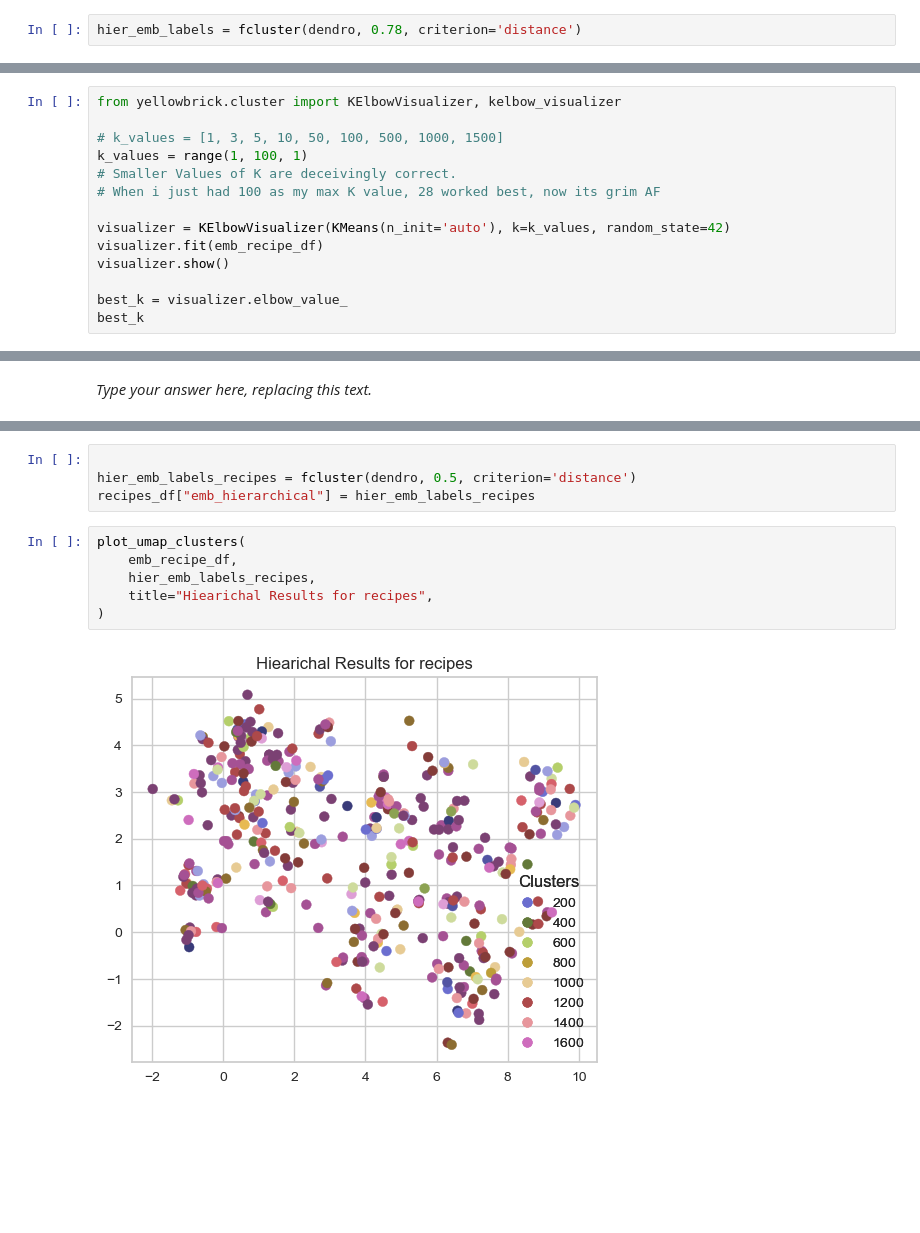
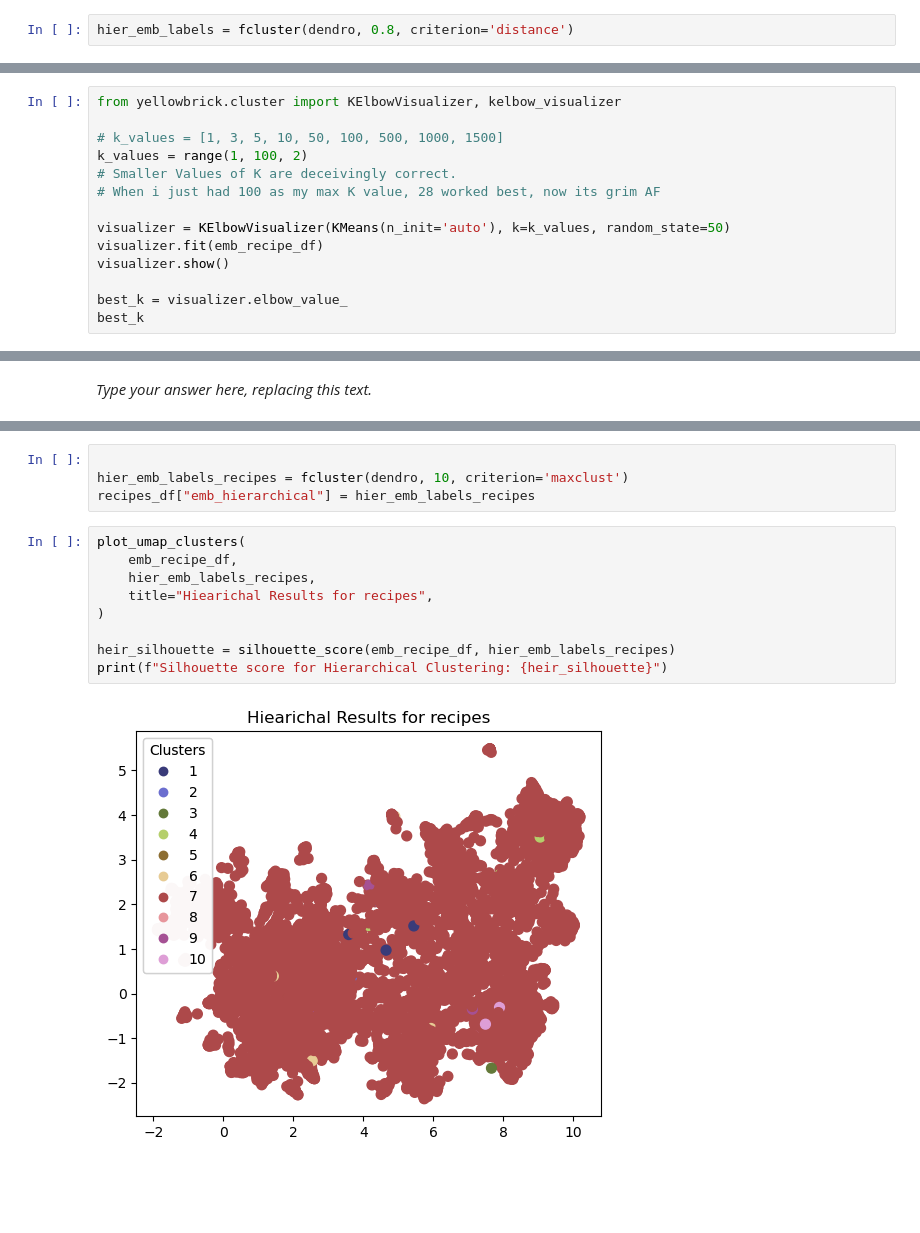
Before and after one commit to Hanson-Sun/cpsc330-hw6, a Jupyter notebook: hw6.ipynb, the cells around one changed output, grey strips where cells are left out. Drawn from its saved outputs; the diff is of its cells as text; blank space fills up the shorter version.

```diff
--- a/hw6.ipynb
+++ b/hw6.ipynb
@@ -444,5 +444,5 @@ plt.show()
 # %%
-hier_emb_labels = fcluster(dendro, 0.78, criterion='distance')
+hier_emb_labels = fcluster(dendro, 0.8, criterion='distance')
 # %%
 # hier_emb_labels = fcluster(Z, 3, criterion="maxclust") # alternative solution
 # %%
@@ -914,11 +915,11 @@ def silhouette_scorer(estimator, x):
 from yellowbrick.cluster import KElbowVisualizer, kelbow_visualizer
 
 # k_values = [1, 3, 5, 10, 50, 100, 500, 1000, 1500]
-k_values = range(1, 100, 1)
+k_values = range(1, 100, 2)
 # Smaller Values of K are deceivingly correct.
 # When i just had 100 as my max K value, 28 worked best, now its grim AF
 
-visualizer = KElbowVisualizer(KMeans(n_init='auto'), k=k_values, random_state=42)
+visualizer = KElbowVisualizer(KMeans(n_init='auto'), k=k_values, random_state=50)
 visualizer.fit(emb_recipe_df)
 visualizer.show()
 
@@ -1121,15 +1121,18 @@ NameError: name 'linkage' is not defined
 # %%
 
-hier_emb_labels_recipes = fcluster(dendro, 0.5, criterion='distance')
+hier_emb_labels_recipes = fcluster(dendro, 10, criterion='maxclust')
 recipes_df["emb_hierarchical"] = hier_emb_labels_recipes
 # %%
 plot_umap_clusters(
     emb_recipe_df,
     hier_emb_labels_recipes,
     title="Hiearichal Results for recipes",
 )
+
+heir_silhouette = silhouette_score(emb_recipe_df, hier_emb_labels_recipes)
+print(f"Silhouette score for Hierarchical Clustering: {heir_silhouette}")
 # %% [output]
-[figure, old version]
+[figure, new version]
 # %% [markdown]
 <!-- END QUESTION -->
 
```
Also changed, not shown: parts of 12 cells of this notebook, 1 other file.
